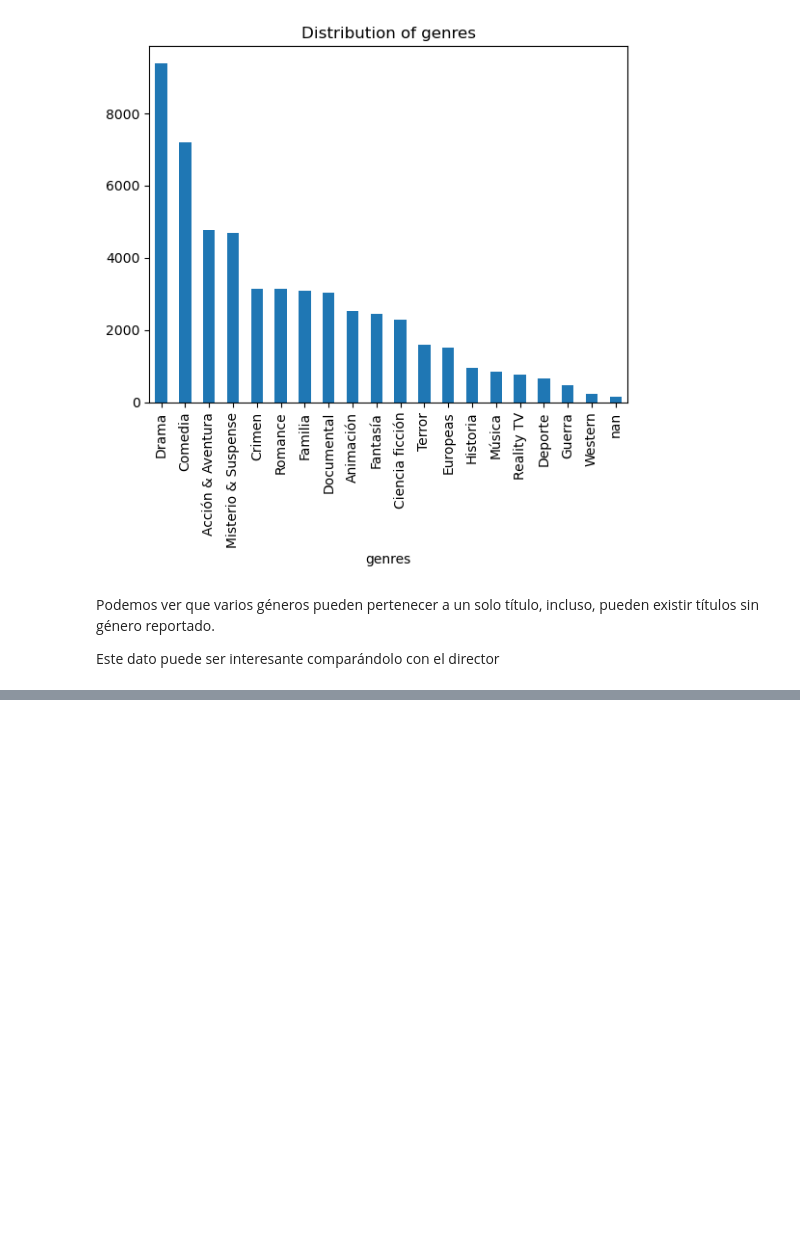
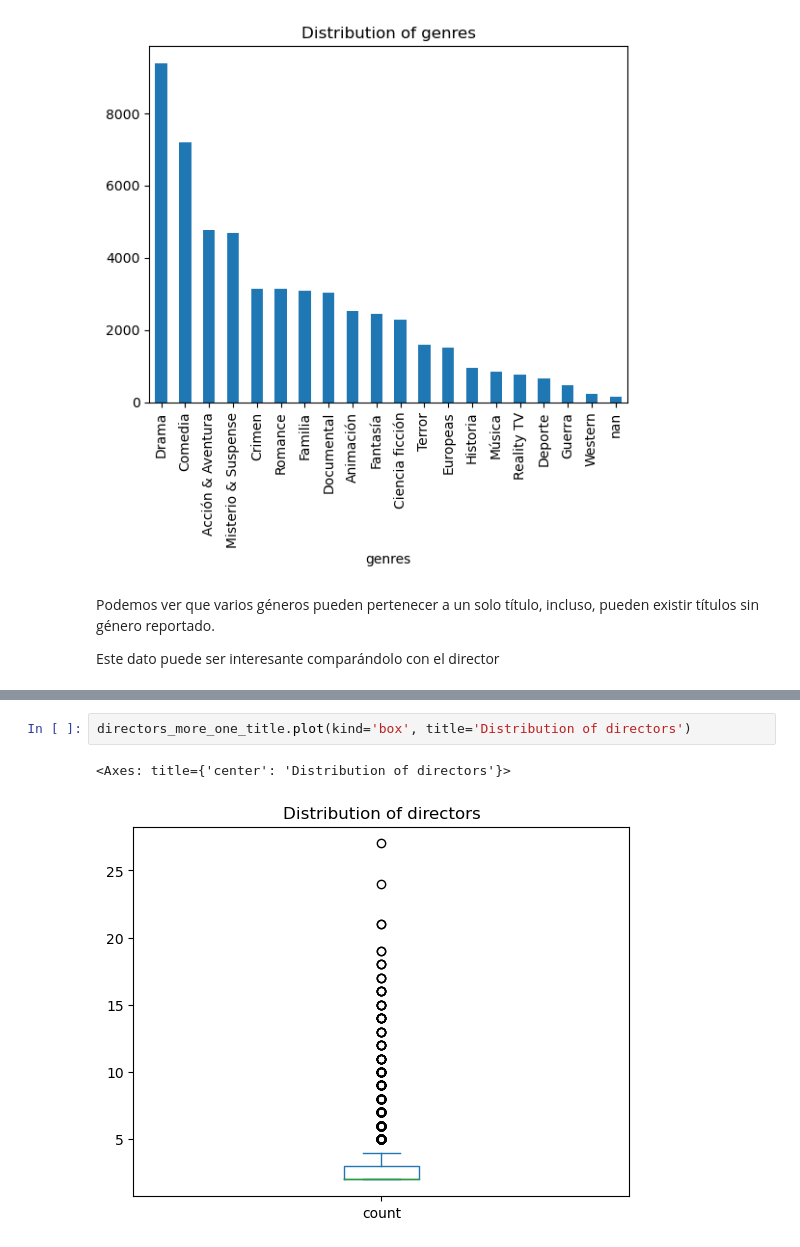
Before and after one commit to Josehoyos26/ML_NS_G13, a Jupyter notebook: Proyecto/EDA.ipynb, the cells around one changed output, grey strips where cells are left out. Saved outputs shown, nothing was run; the diff lists cells and outputs as text; blank space fills up the shorter version.

```diff
--- a/Proyecto/EDA.ipynb
+++ b/Proyecto/EDA.ipynb
@@ -249,0 +325,5 @@ Este dato puede ser interesante comparándolo con el director
+# %%
+directors_more_one_title.plot(kind='box', title='Distribution of directors')
+# %% [output]
+<Axes: title={'center': 'Distribution of directors'}>
+[figure, added]
```
Also changed, not shown: parts of 21 cells of this notebook.
